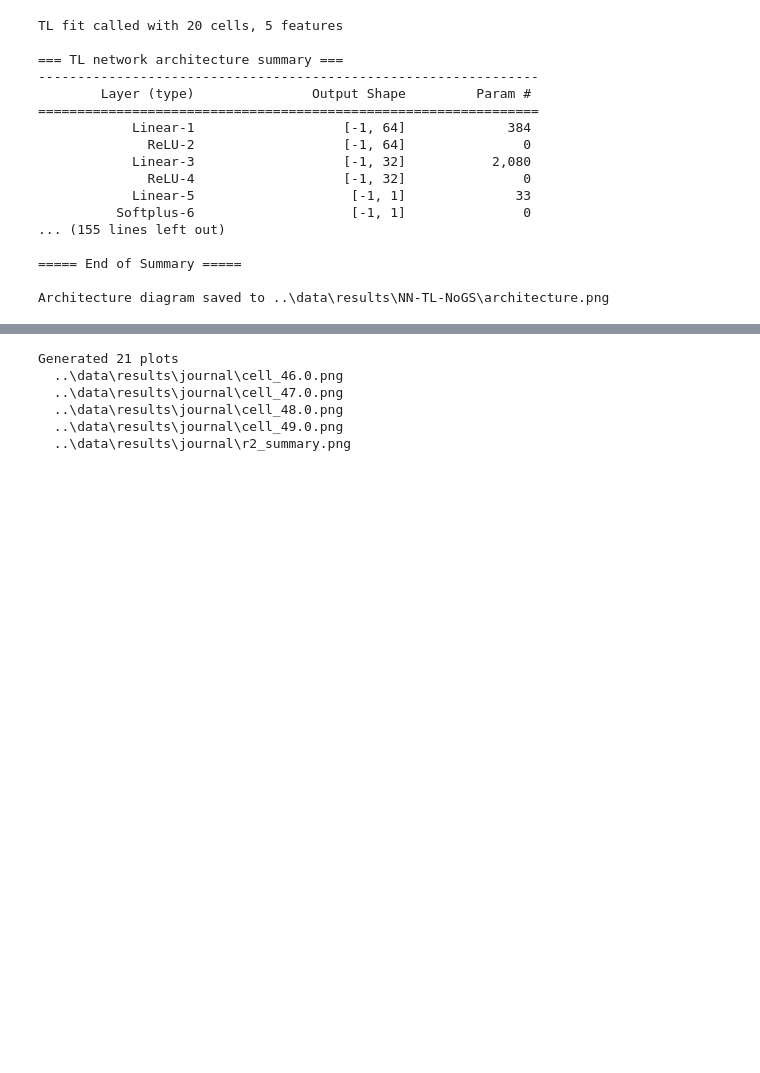
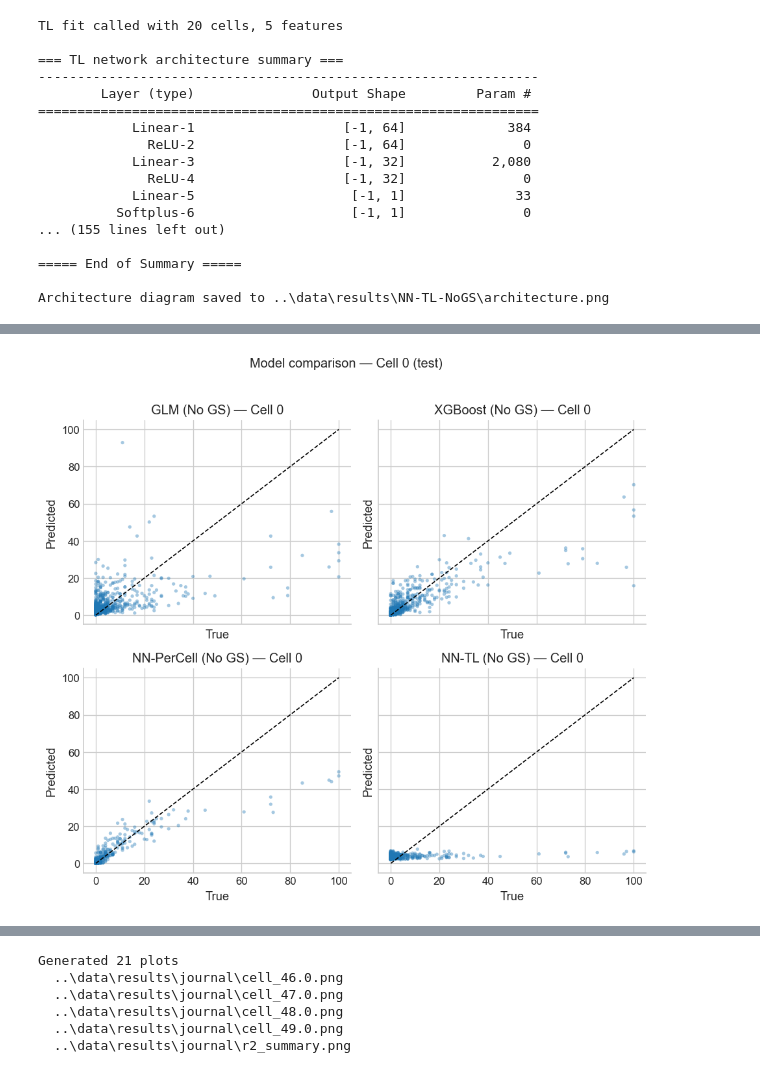
Before and after one commit to shtem/BIOL61230_poisson_neural_net, a Jupyter notebook: notebooks/neural_network.ipynb, the cells around one changed output, grey strips where cells are left out. Saved outputs shown, nothing was run; the diff lists cells and outputs as text; code cells hidden in the pictures; blank space fills up the shorter version.

```diff
--- a/notebooks/neural_network.ipynb
+++ b/notebooks/neural_network.ipynb
@@ -116,3 +83,18 @@ glm_results["best_params"]
  47.0: {'model_params': {'alpha': 0.01}, 'trainer_params': {}},
  48.0: {'model_params': {'alpha': 0.01}, 'trainer_params': {}},
  49.0: {'model_params': {'alpha': 0.01}, 'trainer_params': {}}}
+# %%
+# Fit without grid search
+glm_nogs_results = run_experiment(
+    "GLM",
+    fit_poisson_glm,
+    {"grid_search": False, "alpha": 0.1},
+    X,
+    Y,
+    cell_ids,
+    scaler=StandardScaler,
+    plot=True,
+    save_models=True,
+    base_models_dir="../data/models",
+    base_results_dir="../data/results",
+)
@@ -136,3 +169,18 @@ xgboost_results["best_params"]
    'max_depth': 3,
    'n_estimators': 200},
   'trainer_params': {}}}
+# %%
+# Poisson XGBoost without grid search
+xgboost_nogs_results = run_experiment(
+    "XGBoost",
+    fit_poisson_xgboost,
+    {"grid_search": False},
+    X,
+    Y,
+    cell_ids,
+    scaler=StandardScaler,
+    plot=True,
+    save_models=True,
+    base_models_dir="../data/models",
+    base_results_dir="../data/results",
+)
@@ -312,7 +378,7 @@ nn_tl_nogs_results = run_experiment(
     {
         "batch_size": "auto",
         "hidden_sizes": (64, 32),
-        "l1_lambda": 0.0001,
+        "l1_lambda": 1e-4,
         "grid_search": False,
         "verbose": True,
     },
@@ -394,0 +461,9 @@ compare_r2_across_cells(model_results, split="test")
+# %%
+model_results_nogs = [
+    (glm_nogs_results["results"], "GLM (No GS)"),
+    (xgboost_nogs_results["results"], "XGBoost (No GS)"),
+    (nn_nogs_results["results"], "NN-PerCell (No GS)"),
+    (nn_tl_nogs_results["results"], "NN-TL (No GS)"),
+]
+
+cells_nogs = sorted(glm_nogs_results["results"].keys())
@@ -394,0 +498,4 @@ compare_r2_across_cells(model_results, split="test")
+# %%
+compare_models_for_cell(model_results_nogs, cell=0, split="test")
+# %% [output]
+[figure, added]
```
Also changed, not shown: parts of 15 cells of this notebook, 39 other files.
